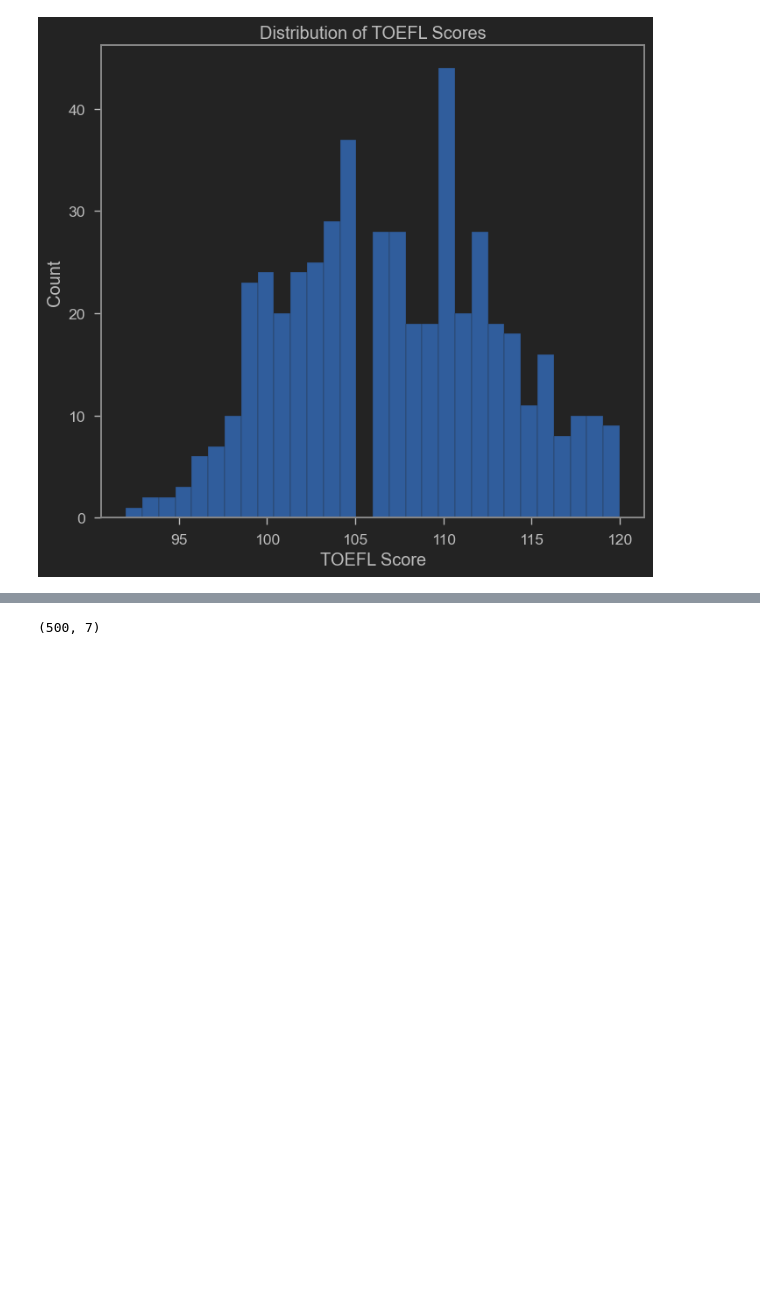
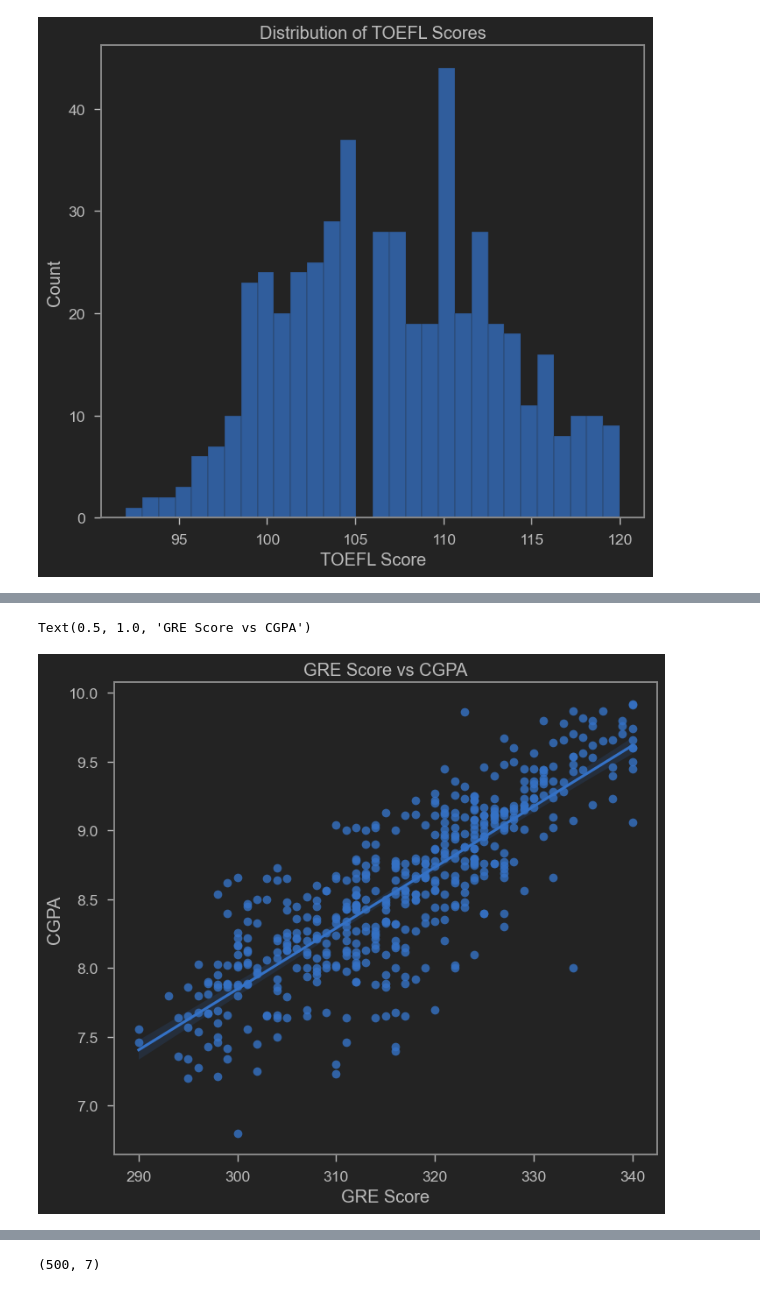
Before and after one commit to leon-czarlinski/UniversityAdmission, a Jupyter notebook: src/Graduate_Admission_Prediction.ipynb, the cells around one changed output, grey strips where cells are left out. Saved outputs shown, nothing was run; the diff lists cells and outputs as text; code cells hidden in the pictures; blank space fills up the shorter version.

```diff
--- a/src/Graduate_Admission_Prediction.ipynb
+++ b/src/Graduate_Admission_Prediction.ipynb
@@ -265,0 +258,6 @@ x = admission_df.drop(columns = ['Chance of Admit'])
+# %%
+sns.regplot(x="GRE Score", y="CGPA", data=admission_df)
+plt.title("GRE Score vs CGPA")
+# %% [output]
+Text(0.5, 1.0, 'GRE Score vs CGPA')
+[figure, added]
```
Also changed, not shown: parts of 38 cells of this notebook.
